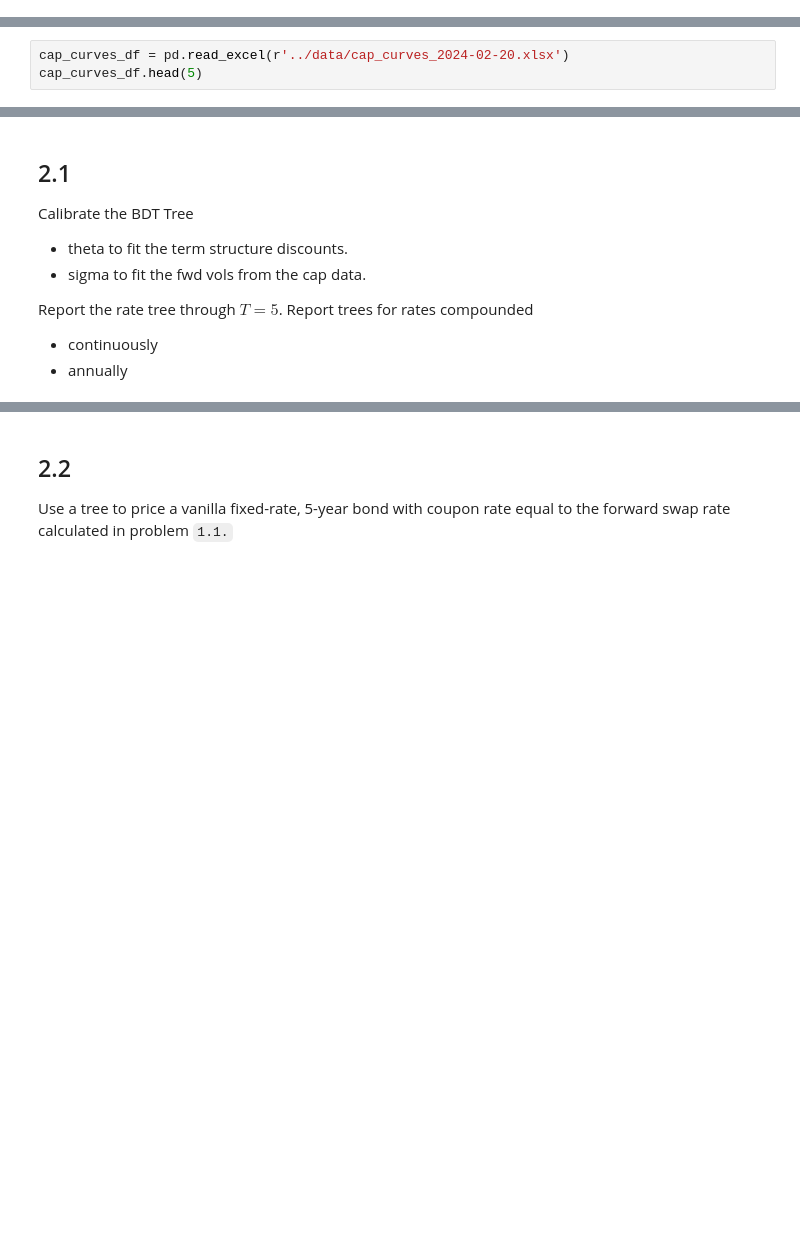
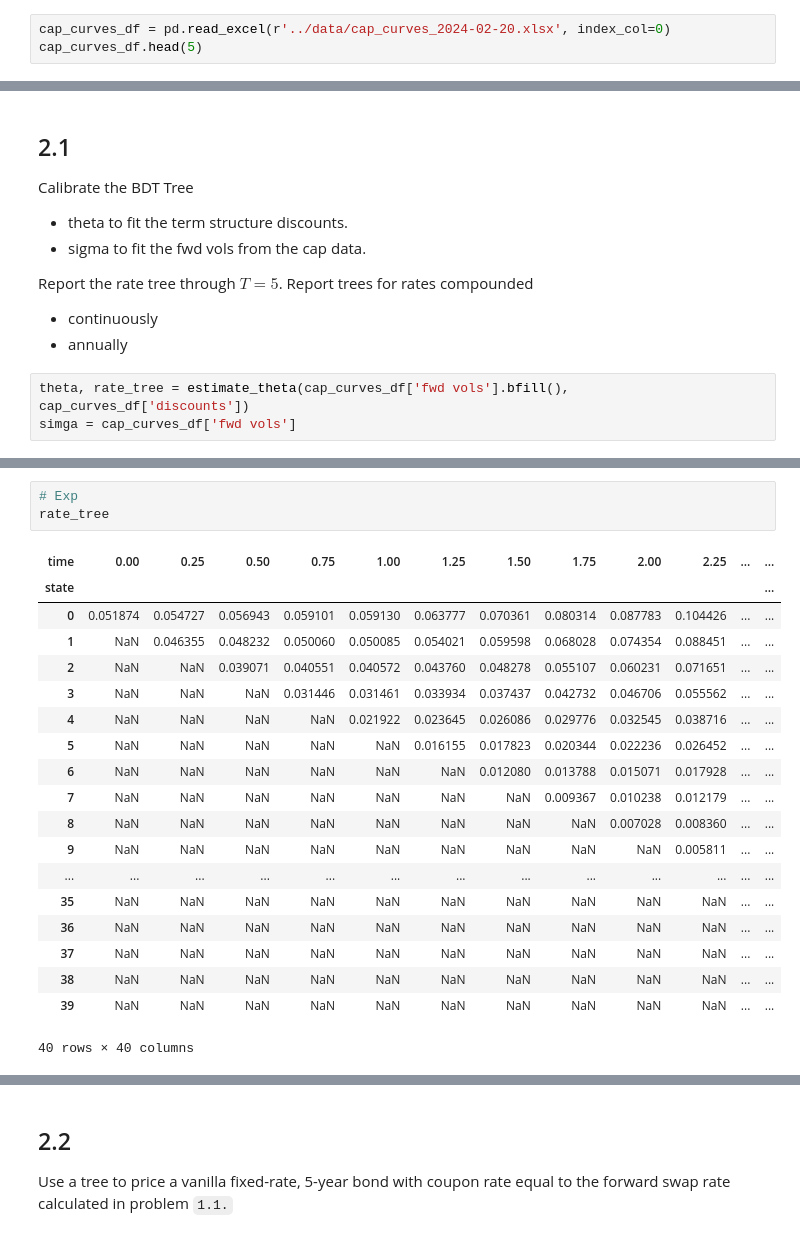
Before and after one commit to MrHumble-Bee/finm-fiderivs-2024, a Jupyter notebook: homework/Homework 3 - New.ipynb, the cells around one changed output, grey strips where cells are left out. Saved outputs shown, nothing was run; the diff lists cells and outputs as text; blank space fills up the shorter version.

```diff
--- a/homework/Homework 3 - New.ipynb
+++ b/homework/Homework 3 - New.ipynb
@@ -53,0 +215,3 @@ Consider the following swaption with the following features:
+# %%
+cap_curves_df = pd.read_excel(r'../data/cap_curves_2024-02-20.xlsx', index_col=0)
+cap_curves_df.head(5)
@@ -94,6 +320,3 @@ Report these values and compare them to the price of the `1y x 4y` swaption.
 # 2. Pricing w/ BDT
 # %% [markdown]
 Use the data in `cap_curves_2024-02-20.xlsx`.
-# %%
-cap_curves_df = pd.read_excel(r'../data/cap_curves_2024-02-20.xlsx')
-cap_curves_df.head(5)
@@ -114,3 +330,6 @@ Calibrate the BDT Tree
 Report the rate tree through $T=5$. Report trees for rates compounded
 * continuously
 * annually
+# %%
+theta, rate_tree = estimate_theta(cap_curves_df['fwd vols'].bfill(), cap_curves_df['discounts'])
+simga = cap_curves_df['fwd vols']
@@ -116,0 +342,23 @@ Report the rate tree through $T=5$. Report trees for rates compounded
+# %%
+# Exp
+rate_tree
+# %% [output]
+| time | 0.00 | 0.25 | 0.50 | 0.75 | 1.00 | 1.25 | 1.50 | 1.75 | 2.00 | 2.25 | ... | ... |
+| state |  |  |  |  |  |  |  |  |  |  |  | ... |
+| 0 | 0.051874 | 0.054727 | 0.056943 | 0.059101 | 0.059130 | 0.063777 | 0.070361 | 0.080314 | 0.087783 | 0.104426 | ... | ... |
+| 1 | NaN | 0.046355 | 0.048232 | 0.050060 | 0.050085 | 0.054021 | 0.059598 | 0.068028 | 0.074354 | 0.088451 | ... | ... |
+| 2 | NaN | NaN | 0.039071 | 0.040551 | 0.040572 | 0.043760 | 0.048278 | 0.055107 | 0.060231 | 0.071651 | ... | ... |
+| 3 | NaN | NaN | NaN | 0.031446 | 0.031461 | 0.033934 | 0.037437 | 0.042732 | 0.046706 | 0.055562 | ... | ... |
+| 4 | NaN | NaN | NaN | NaN | 0.021922 | 0.023645 | 0.026086 | 0.029776 | 0.032545 | 0.038716 | ... | ... |
+| 5 | NaN | NaN | NaN | NaN | NaN | 0.016155 | 0.017823 | 0.020344 | 0.022236 | 0.026452 | ... | ... |
+| 6 | NaN | NaN | NaN | NaN | NaN | NaN | 0.012080 | 0.013788 | 0.015071 | 0.017928 | ... | ... |
+| 7 | NaN | NaN | NaN | NaN | NaN | NaN | NaN | 0.009367 | 0.010238 | 0.012179 | ... | ... |
+| 8 | NaN | NaN | NaN | NaN | NaN | NaN | NaN | NaN | 0.007028 | 0.008360 | ... | ... |
+| 9 | NaN | NaN | NaN | NaN | NaN | NaN | NaN | NaN | NaN | 0.005811 | ... | ... |
+| ... | ... | ... | ... | ... | ... | ... | ... | ... | ... | ... | ... | ... |
+| 35 | NaN | NaN | NaN | NaN | NaN | NaN | NaN | NaN | NaN | NaN | ... | ... |
+| 36 | NaN | NaN | NaN | NaN | NaN | NaN | NaN | NaN | NaN | NaN | ... | ... |
+| 37 | NaN | NaN | NaN | NaN | NaN | NaN | NaN | NaN | NaN | NaN | ... | ... |
+| 38 | NaN | NaN | NaN | NaN | NaN | NaN | NaN | NaN | NaN | NaN | ... | ... |
+| 39 | NaN | NaN | NaN | NaN | NaN | NaN | NaN | NaN | NaN | NaN | ... | ... |
+40 rows × 40 columns
```
Also changed, not shown: parts of 14 cells of this notebook, 2 other files.
